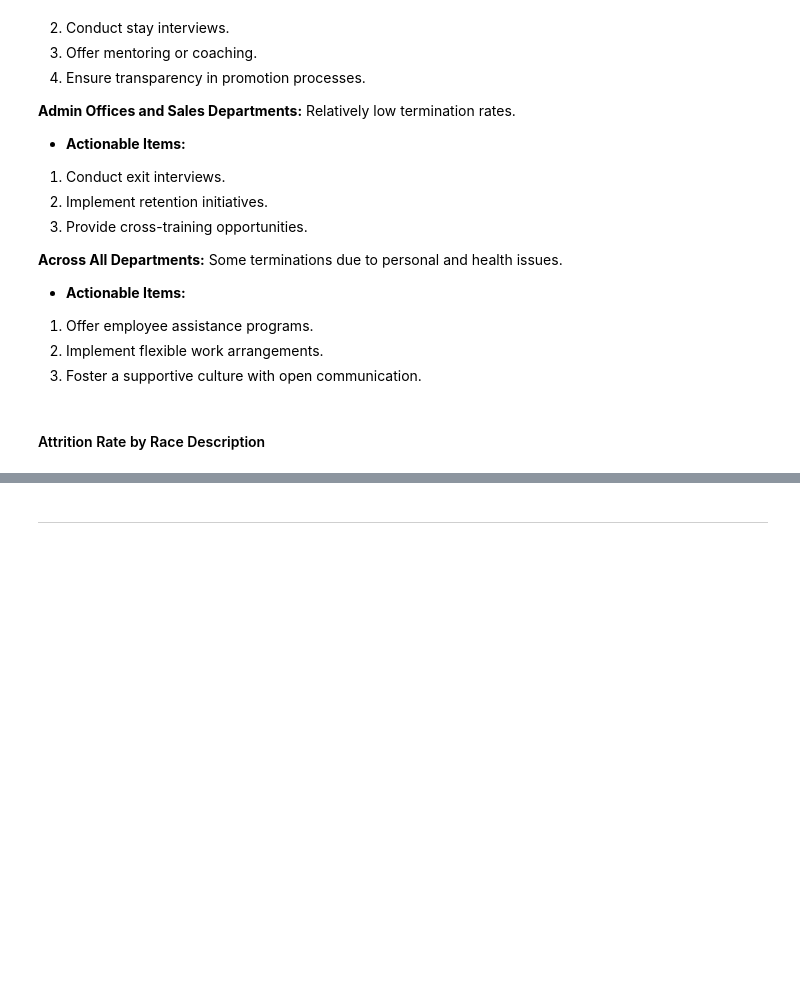
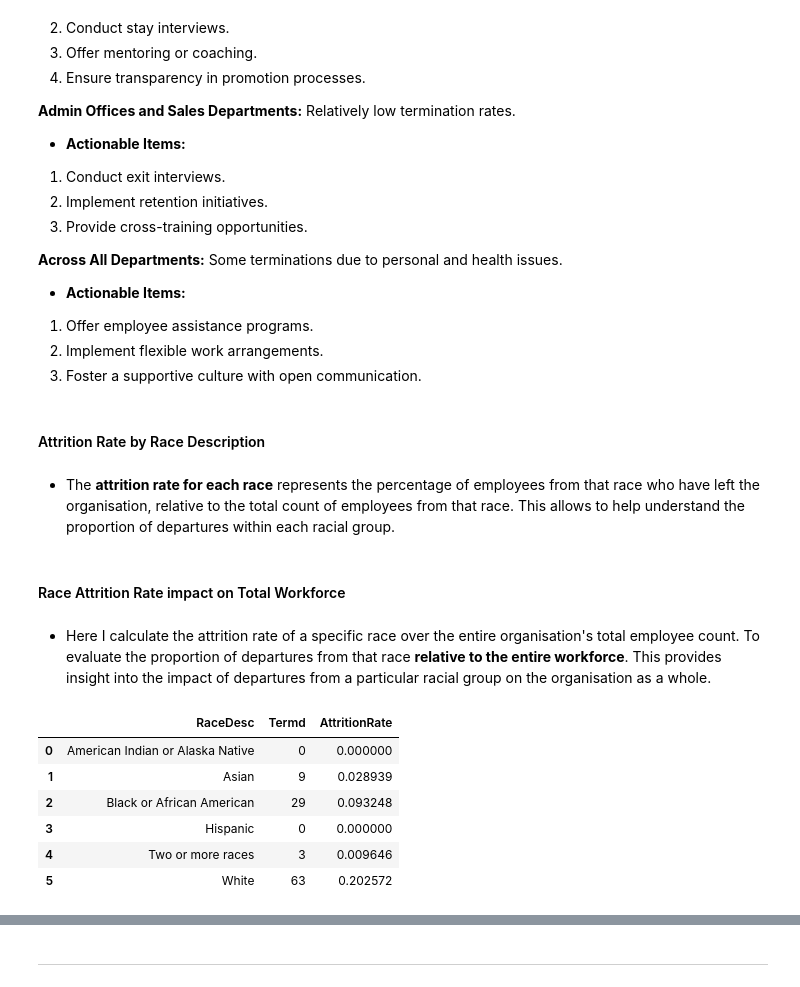
Before and after one commit to DanPkg/HR-Analytics-Insights-Project, a Jupyter notebook: human-resources-dataset-analysis-and-insights.ipynb, the cells around one changed output, grey strips where cells are left out. Drawn from its saved outputs; the diff is of its cells as text; code cells hidden in the pictures; blank space fills up the shorter version.

Commit message:
Kaggle Notebook | Human Resources Dataset Analysis and Insights | Version 70

```diff
--- a/human-resources-dataset-analysis-and-insights.ipynb
+++ b/human-resources-dataset-analysis-and-insights.ipynb
@@ -2116,3 +2116,31 @@ plt.show()
 3. Foster a supportive culture with open communication.
 # %% [markdown]
 #### Attrition Rate by Race Description
+# %% [markdown]
+* The **attrition rate for each race** represents the percentage of employees from that race who have left the organisation, relative to the total count of employees from that race.
+This allows to help understand the proportion of departures within each racial group.
+# %% [markdown]
+#### Race Attrition Rate impact on Total Workforce
+# %% [markdown]
+* Here I calculate the attrition rate of a specific race over the entire organisation's total employee count. To evaluate the proportion of departures from that race **relative to the entire workforce**. This provides insight into the impact of departures from a particular racial group on the organisation as a whole.
+# %%
+# Copy original dataframe.
+race_df = df.copy()
+
+# Calculate the total count of employees.
+total_employee_count = race_df.shape[0]
+
+# Group by 'RaceDesc' and calculate the sum of 'Termd' column.
+overall_race_stats = race_df.groupby('RaceDesc').agg({'Termd': 'sum'}).reset_index()
+
+# Calculate the attrition rate relative to the total count of people in the organisation for each race.
+overall_race_stats['AttritionRate'] = overall_race_stats['Termd'] / total_employee_count
+overall_race_stats
+# %% [output]
+|  | RaceDesc | Termd | AttritionRate |
+| 0 | American Indian or Alaska Native | 0 | 0.000000 |
+| 1 | Asian | 9 | 0.028939 |
+| 2 | Black or African American | 29 | 0.093248 |
+| 3 | Hispanic | 0 | 0.000000 |
+| 4 | Two or more races | 3 | 0.009646 |
+| 5 | White | 63 | 0.202572 |
```
Also changed, not shown: parts of 5 cells of this notebook.
